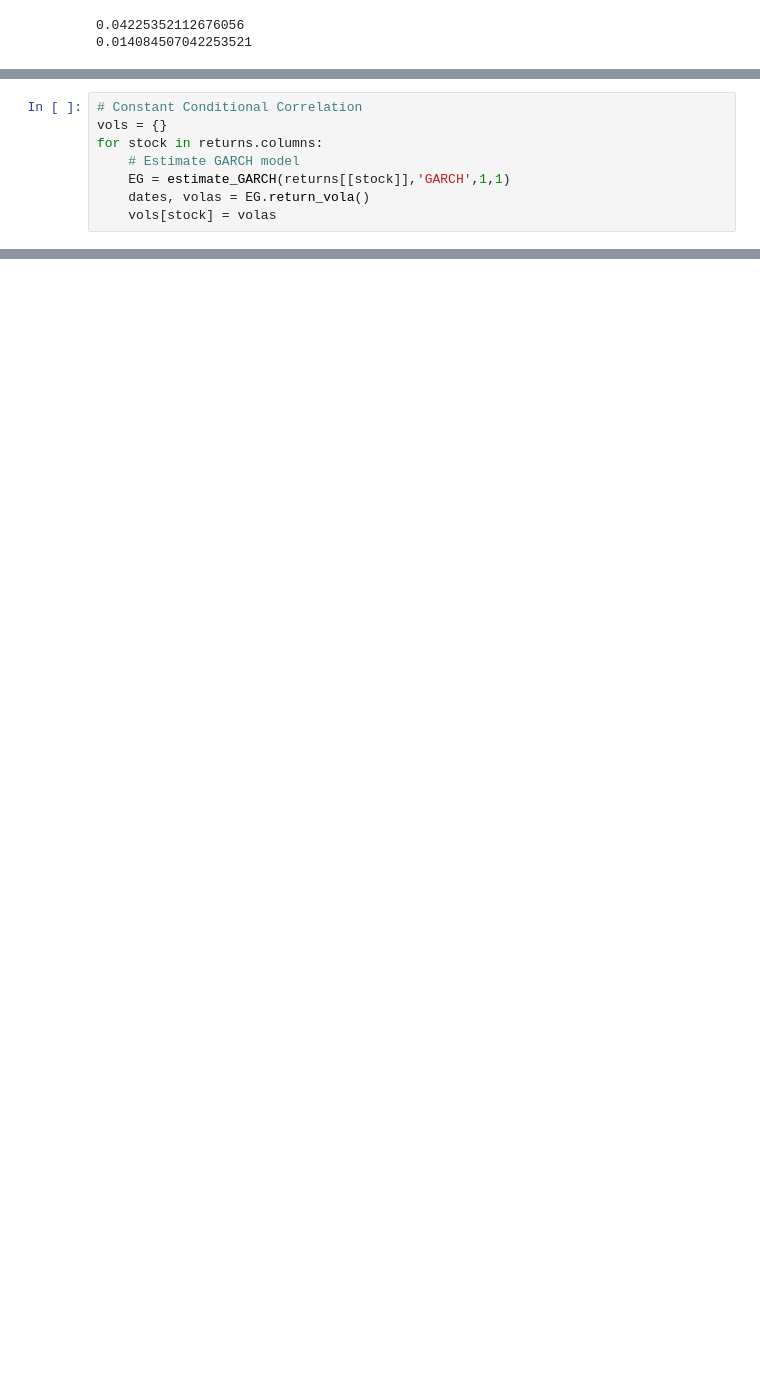
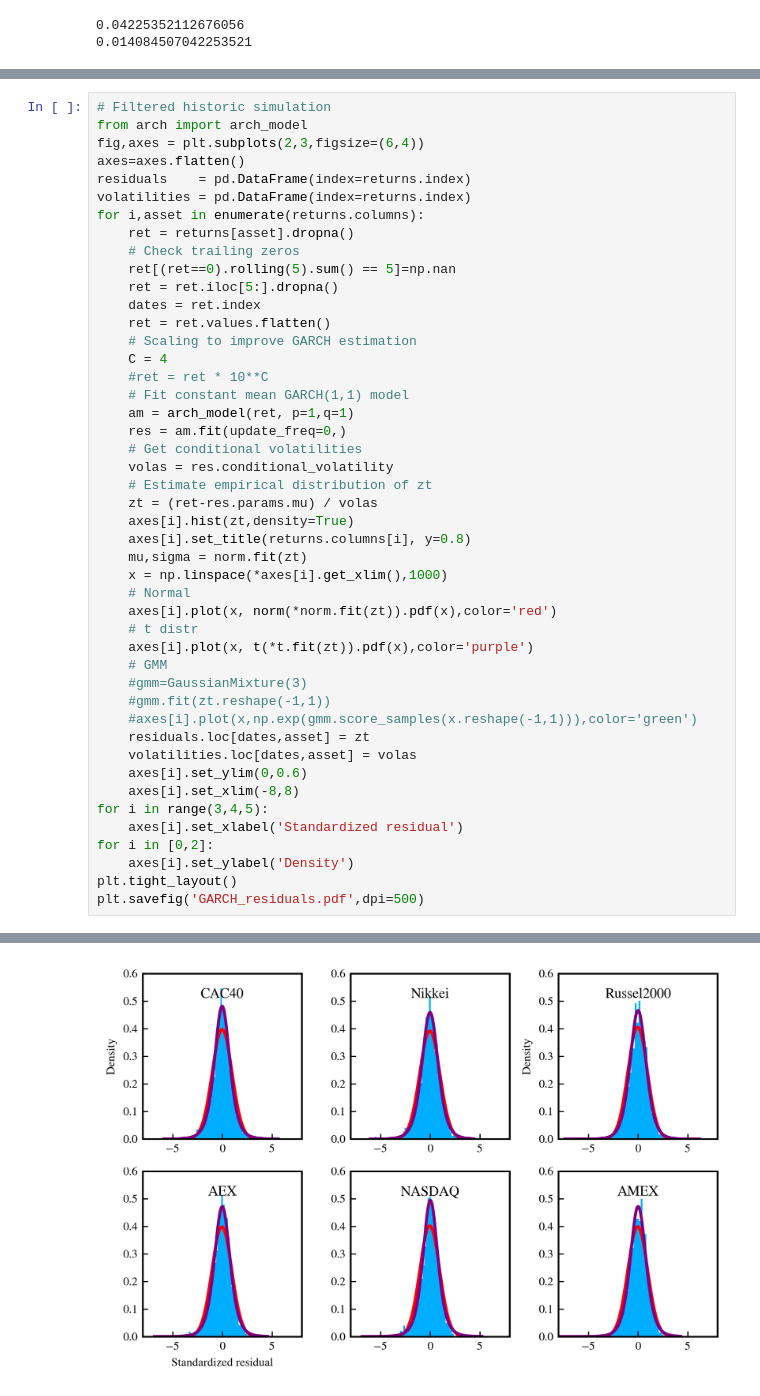
Before and after one commit to LuukOudshoorn25/QRM1, a Jupyter notebook: QRM Assignment 1.ipynb, the cells around one changed output, grey strips where cells are left out. Cells and saved outputs as stored; diff of their text form; blank space fills up the shorter version.

```diff
--- a/QRM Assignment 1.ipynb
+++ b/QRM Assignment 1.ipynb
@@ -262,8 +270,0 @@ ES  = np.mean(losses[int(N - alpha*N):])
-# %%
-# Constant Conditional Correlation
-vols = {}
-for stock in returns.columns:
-    # Estimate GARCH model
-    EG = estimate_GARCH(returns[[stock]],'GARCH',1,1)
-    dates, volas = EG.return_vola()
-    vols[stock] = volas
@@ -271,0 +275,47 @@ corrmat = pd.DataFrame(vols).corr()
+# %%
+# Filtered historic simulation
+from arch import arch_model
+fig,axes = plt.subplots(2,3,figsize=(6,4))
+axes=axes.flatten()
+residuals    = pd.DataFrame(index=returns.index)
+volatilities = pd.DataFrame(index=returns.index)
+for i,asset in enumerate(returns.columns):
+    ret = returns[asset].dropna()
+    # Check trailing zeros
+    ret[(ret==0).rolling(5).sum() == 5]=np.nan
+    ret = ret.iloc[5:].dropna()
+    dates = ret.index
+    ret = ret.values.flatten()
+    # Scaling to improve GARCH estimation
+    C = 4
+    #ret = ret * 10**C
+    # Fit constant mean GARCH(1,1) model
+    am = arch_model(ret, p=1,q=1)
+    res = am.fit(update_freq=0,)
+    # Get conditional volatilities
+    volas = res.conditional_volatility
+    # Estimate empirical distribution of zt
+    zt = (ret-res.params.mu) / volas
+    axes[i].hist(zt,density=True)
+    axes[i].set_title(returns.columns[i], y=0.8)
+    mu,sigma = norm.fit(zt)
+    x = np.linspace(*axes[i].get_xlim(),1000)
+    # Normal
+    axes[i].plot(x, norm(*norm.fit(zt)).pdf(x),color='red')
+    # t distr
+    axes[i].plot(x, t(*t.fit(zt)).pdf(x),color='purple')
+    # GMM
+    #gmm=GaussianMixture(3)
+    #gmm.fit(zt.reshape(-1,1))
+    #axes[i].plot(x,np.exp(gmm.score_samples(x.reshape(-1,1))),color='green')
+    residuals.loc[dates,asset] = zt
+    volatilities.loc[dates,asset] = volas
+    axes[i].set_ylim(0,0.6)
+    axes[i].set_xlim(-8,8)
+for i in range(3,4,5):
+    axes[i].set_xlabel('Standardized residual')
+for i in [0,2]:
+    axes[i].set_ylabel('Density')
+plt.tight_layout()
+plt.savefig('GARCH_residuals.pdf',dpi=500)
+# %% [output]
@@ -271,0 +385 @@ corrmat = pd.DataFrame(vols).corr()
+[figure, added]
```
Also changed, not shown: parts of 9 cells of this notebook, 9 other files.
